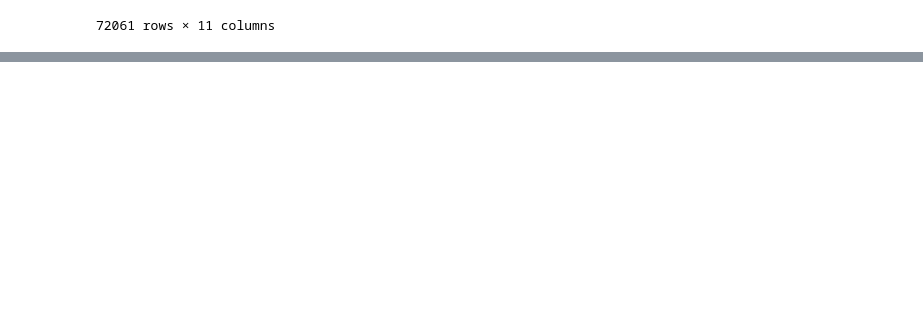
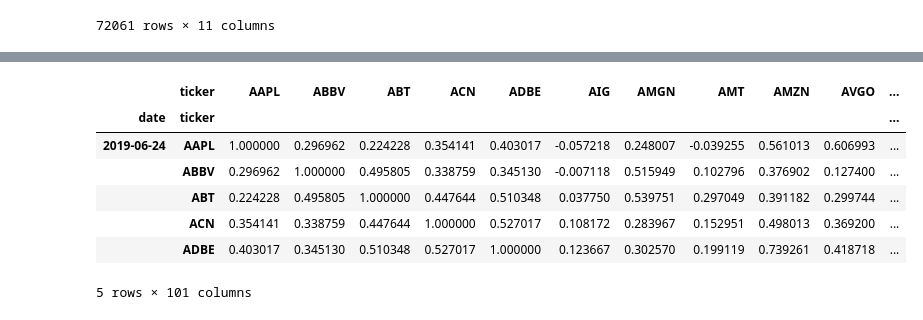
Before and after one commit to layoups/index-funds, a Jupyter notebook: preprocessing.ipynb, the cells around one changed output, grey strips where cells are left out. Drawn from its saved outputs; the diff is of its cells as text; code cells hidden in the pictures; blank space fills up the shorter version.

Commit message:
rolling correlations and covariances

```diff
--- a/preprocessing.ipynb
+++ b/preprocessing.ipynb
@@ -68,3 +68,11 @@ ticker_data
 |  | 2021-10-29 | 65.360001 | 64.330002 | 65.050003 | 64.470001 | 23963300.0 | 0.002488 | 459.250000 | 0.0005 | 0.002029 | 0.000787 | ... |
 |  | 2021-11-01 | 66.080002 | 65.019997 | 65.070000 | 65.629997 | 19656400.0 | 0.017993 | 460.040009 | 0.0005 | 0.001720 | 0.000920 | ... |
 72061 rows × 11 columns
+# %%
+ticker_data_wide = ticker_data.reset_index(level=['ticker', 'date'])
+ticker_data_wide = ticker_data_wide[['ticker', 'date', 'ret']].pivot(
+    index='date',
+    columns='ticker',
+    values='ret'
+)
+ticker_data_wide.head()
@@ -70,0 +88,12 @@ ticker_data
+# %%
+rolling_correlations = ticker_data_wide.rolling(66).corr().dropna()
+rolling_correlations.head()
+# %% [output]
+|  | ticker | AAPL | ABBV | ABT | ACN | ADBE | AIG | AMGN | AMT | AMZN | AVGO | ... |
+| date | ticker |  |  |  |  |  |  |  |  |  |  | ... |
+| 2019-06-24 | AAPL | 1.000000 | 0.296962 | 0.224228 | 0.354141 | 0.403017 | -0.057218 | 0.248007 | -0.039255 | 0.561013 | 0.606993 | ... |
+|  | ABBV | 0.296962 | 1.000000 | 0.495805 | 0.338759 | 0.345130 | -0.007118 | 0.515949 | 0.102796 | 0.376902 | 0.127400 | ... |
+|  | ABT | 0.224228 | 0.495805 | 1.000000 | 0.447644 | 0.510348 | 0.037750 | 0.539751 | 0.297049 | 0.391182 | 0.299744 | ... |
+|  | ACN | 0.354141 | 0.338759 | 0.447644 | 1.000000 | 0.527017 | 0.108172 | 0.283967 | 0.152951 | 0.498013 | 0.369200 | ... |
+|  | ADBE | 0.403017 | 0.345130 | 0.510348 | 0.527017 | 1.000000 | 0.123667 | 0.302570 | 0.199119 | 0.739261 | 0.418718 | ... |
+5 rows × 101 columns
```
Also changed, not shown: parts of 3 cells of this notebook.
